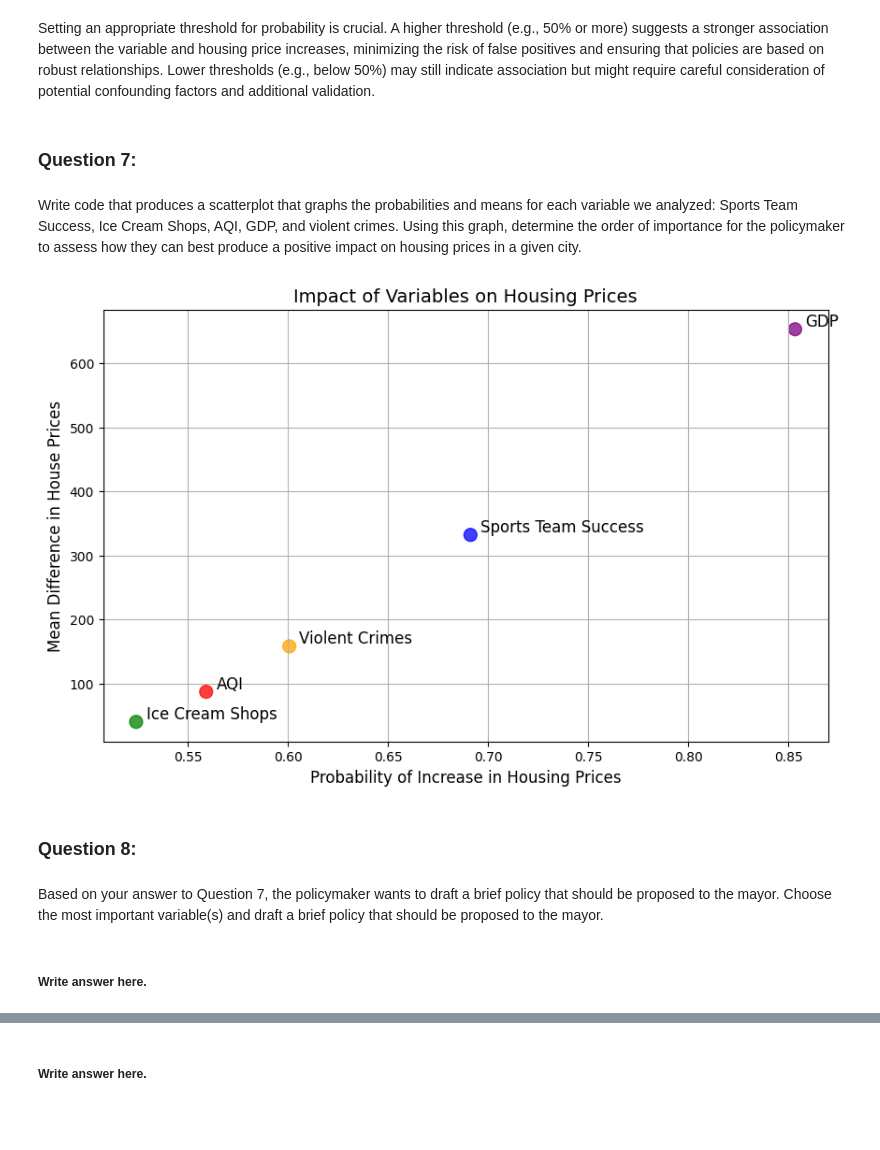
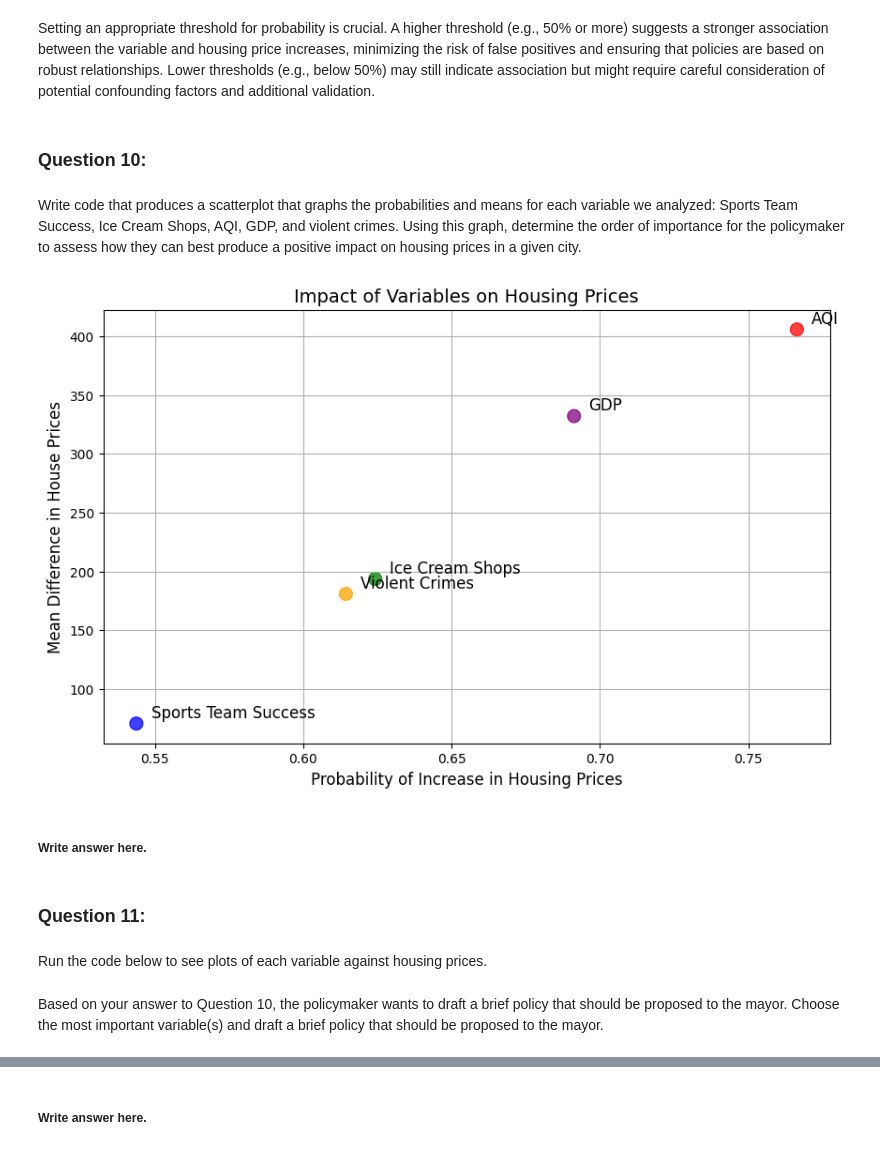
Before and after one commit to sensesensibilityscience/datascience, a Jupyter notebook: 2024/housing_prices/housingprices_final.ipynb, the cells around one changed output, grey strips where cells are left out. Cells and saved outputs as stored; diff of their text form; code cells hidden in the pictures; blank space fills up the shorter version.

```diff
--- a/2024/housing_prices/housingprices_final.ipynb
+++ b/2024/housing_prices/housingprices_final.ipynb
@@ -614,7 +643,7 @@ plt.show()
 [figure]
 # %%
 # Binarize GDP
-df['gdp_binarized'] = (df['gdp'] >= 300).astype(int)
+df['gdp_binarized'] = (df['gdp'] >= df['gdp'].median()).astype(int)
 # %%
 # Group the dataset by 'gdp_binarized'
 gdp_grouped_data = df.groupby('gdp_binarized')
@@ -890,49 +972,40 @@ A policymaker's goal is to prioritize interventions that maximize positive impac
 # %% [markdown]
 Setting an appropriate threshold for probability is crucial. A higher threshold (e.g., 50% or more) suggests a stronger association between the variable and housing price increases, minimizing the risk of false positives and ensuring that policies are based on robust relationships. Lower thresholds (e.g., below 50%) may still indicate association but might require careful consideration of potential confounding factors and additional validation.
 # %% [markdown]
-### Question 7:
+### Question 10:
 # %% [markdown]
 Write code that produces a scatterplot that graphs the probabilities and means for each variable we analyzed: Sports Team Success, Ice Cream Shops, AQI, GDP, and violent crimes. Using this graph, determine the order of importance for the policymaker to assess how they can best produce a positive impact on housing prices in a given city.
 # %%
 # SOLUTION
 
-sports_prob = 0.6912345731275822
-sports_mean = 332.02647445161136
-ice_cream_prob = 0.5242706843885332
-ice_cream_mean = 40.26845475112718
-aqi_prob = 0.5592517531226475
-aqi_mean = 87.20508620168197
-gdp_prob = 0.8533385379741125
-gdp_mean = 652.9659337805485
-crimes_prob = 0.600760848281187
-crimes_mean = 158.17633694979978
-
 variables = ['Sports Team Success', 'Ice Cream Shops', 'AQI', 'GDP', 'Violent Crimes']
-probabilities = [0.6912345731275822, 0.5242706843885332, 0.5592517531226475, 0.8533385379741125, 0.600760848281187]
-means = [332.02647445161136, 40.26845475112718, 87.20508620168197, 652.9659337805485, 158.17633694979978]
+probabilities = [ice_cream_probability, aqi_probability, gdp_probability, probability, crime_probability]
+means = [ice_cream_mu_delta, aqi_mu_delta, gdp_mu_delta, mu_delta, crime_mu_delta]
 
 # Colors for each variable
 colors = ['blue', 'green', 'red', 'purple', 'orange']
 
 # Scatter plot
 plt.figure(figsize=(10, 6))
 plt.scatter(probabilities, means, color=colors, s=100, alpha=0.75)
 
 for i, var in enumerate(variables):
     plt.text(probabilities[i] + 0.005, means[i] + 5, var, fontsize=12)
 
 # Plot labels and title
 plt.xlabel('Probability of Increase in Housing Prices', fontsize=12)
 plt.ylabel('Mean Difference in House Prices', fontsize=12)
 plt.title('Impact of Variables on Housing Prices', fontsize=14)
 
 plt.grid(True)
 plt.show()
 # %% [output]
-[figure, old version]
+[figure, new version]
+# %% [markdown]
+##### Write answer here.
 # %% [markdown]
-### Question 8:
+### Question 11:
+# %% [markdown]
+Run the code below to see plots of each variable against housing prices.
 # %% [markdown]
-Based on your answer to Question 7, the policymaker wants to draft a brief policy that should be proposed to the mayor. Choose the most important variable(s) and draft a brief policy that should be proposed to the mayor.
+Based on your answer to Question 10, the policymaker wants to draft a brief policy that should be proposed to the mayor. Choose the most important variable(s) and draft a brief policy that should be proposed to the mayor.
-# %% [markdown]
-##### Write answer here.
```
Also changed, not shown: parts of 40 cells of this notebook.
